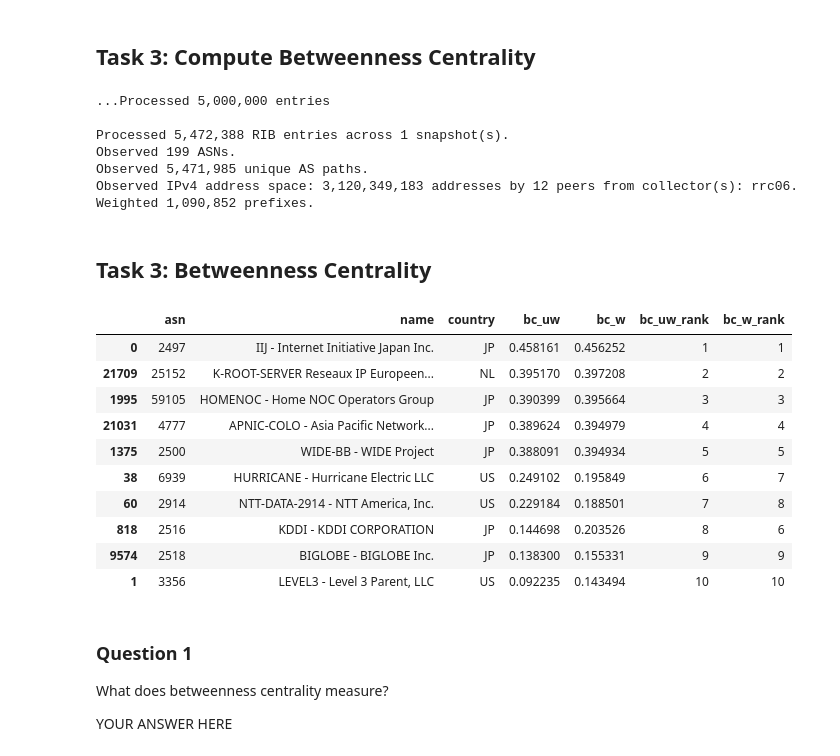
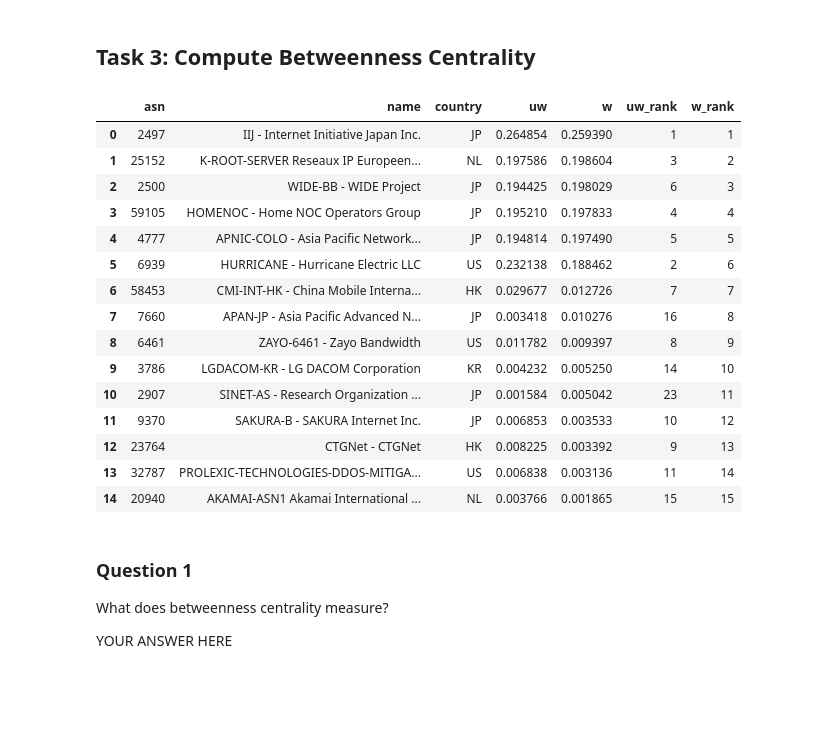
Before and after one commit to luyuanfan/nids-as-centrality, a Jupyter notebook: nids-as-centrality-refactored.ipynb, the cells around one changed output. Saved outputs shown, nothing was run; the diff lists cells and outputs as text; code cells hidden in the pictures; blank space fills up the shorter version.

```diff
--- a/nids-as-centrality-refactored.ipynb
+++ b/nids-as-centrality-refactored.ipynb
@@ -227,0 +213,15 @@ def _iter_local_graphs(local_graphs, peer=None):
+# %%
+pyt, local_graphs, peer_to_asn, asn_to_peer = build_local_graphs(RIB_PATHS)
+pfx_to_weight = weigh_prefixes(pyt)
+
+n_prefix = len(pfx_to_weight)
+all_asn = set(asn_to_peer.keys())
+all_peer = set(peer_to_asn.keys())
+n_asn = len(all_asn)
+n_peer = len(all_peer)
+observed_addrs = sum(pfx_to_weight.values())
+
+print(f"Observed {n_asn:,} ASNs.")
+print(f"Observed IPv4 address space: {observed_addrs:,} addresses "
+      f"by {n_peer:,} peers from collector(s): {', '.join(COLLECTORS)}.")
+print(f"Weighted {n_prefix:,} prefixes.")
@@ -269,22 +317,0 @@ unique_paths, global_graph = compute_bc_scores(pfx_to_weight, local_graphs)
-# %%
-n_prefix = len(pfx_to_weight)
-n_path = len(unique_paths)
-n_peer = len(peer_to_asn)
-n_asn = len(asn_to_peer)
-observed_addrs = sum(pfx_to_weight.values())
-
-print(f"Observed {n_asn:,} ASNs.")
-print(f"Observed {n_path:,} unique AS paths.")
-print(f"Observed IPv4 address space: {observed_addrs:,} addresses "
-      f"by {n_peer:,} peers from collector(s): {', '.join(COLLECTORS)}.")
-print(f"Weighted {n_prefix:,} prefixes.")
-# %% [output]
-...Processed 5,000,000 entries
-
-Processed 5,472,388 RIB entries across 1 snapshot(s).
-Observed 199 ASNs.
-Observed 5,471,985 unique AS paths.
-Observed IPv4 address space: 3,120,349,183 addresses by 12 peers from collector(s): rrc06.
-Weighted 1,090,852 prefixes.
-# %% [markdown]
-## Task 3: Betweenness Centrality
@@ -304,30 +318,37 @@ get_bc_score_global(global_graph, n_path)
 # %%
-global_graph_df = pd.DataFrame.from_dict(global_graph, orient="index")
+bc_df = pd.DataFrame.from_dict(bc_scores, orient="index")
 
-global_graph_enriched = (
-    global_graph_df
+bc_df_enriched = (
+    bc_df
     .merge(as_info_df, left_index=True, right_index=True)
     .reset_index(names="asn")
     .assign(
-        bc_uw_rank=lambda df: df['bc_uw'].rank(ascending=False).astype(int),
-        bc_w_rank=lambda df: df['bc_w'].rank(ascending=False).astype(int)
+        uw_rank=lambda df: df['uw'].rank(ascending=False).astype(int),
+        w_rank=lambda df: df['w'].rank(ascending=False).astype(int)
     )
-    .reindex(columns=["asn","name","country","bc_uw","bc_w","bc_uw_rank","bc_w_rank"])
+    .reindex(columns=["asn","name","country","uw","w","uw_rank","w_rank"])
+    .sort_values("w", ascending=False)
+    .reset_index(drop=True)
 )
 
-global_graph_enriched.sort_values("bc_uw", ascending=False).head(10)
+bc_df_enriched.head(15)
 # %% [output]
-|  | asn | name | country | bc_uw | bc_w | bc_uw_rank | bc_w_rank |
-| 0 | 2497 | IIJ - Internet Initiative Japan Inc. | JP | 0.458161 | 0.456252 | 1 | 1 |
-| 21709 | 25152 | K-ROOT-SERVER Reseaux IP Europeen... | NL | 0.395170 | 0.397208 | 2 | 2 |
-| 1995 | 59105 | HOMENOC - Home NOC Operators Group | JP | 0.390399 | 0.395664 | 3 | 3 |
-| 21031 | 4777 | APNIC-COLO - Asia Pacific Network... | JP | 0.389624 | 0.394979 | 4 | 4 |
-| 1375 | 2500 | WIDE-BB - WIDE Project | JP | 0.388091 | 0.394934 | 5 | 5 |
-| 38 | 6939 | HURRICANE - Hurricane Electric LLC | US | 0.249102 | 0.195849 | 6 | 7 |
-| 60 | 2914 | NTT-DATA-2914 - NTT America, Inc. | US | 0.229184 | 0.188501 | 7 | 8 |
-| 818 | 2516 | KDDI - KDDI CORPORATION | JP | 0.144698 | 0.203526 | 8 | 6 |
-| 9574 | 2518 | BIGLOBE - BIGLOBE Inc. | JP | 0.138300 | 0.155331 | 9 | 9 |
-| 1 | 3356 | LEVEL3 - Level 3 Parent, LLC | US | 0.092235 | 0.143494 | 10 | 10 |
+|  | asn | name | country | uw | w | uw_rank | w_rank |
+| 0 | 2497 | IIJ - Internet Initiative Japan Inc. | JP | 0.264854 | 0.259390 | 1 | 1 |
+| 1 | 25152 | K-ROOT-SERVER Reseaux IP Europeen... | NL | 0.197586 | 0.198604 | 3 | 2 |
+| 2 | 2500 | WIDE-BB - WIDE Project | JP | 0.194425 | 0.198029 | 6 | 3 |
+| 3 | 59105 | HOMENOC - Home NOC Operators Group | JP | 0.195210 | 0.197833 | 4 | 4 |
+| 4 | 4777 | APNIC-COLO - Asia Pacific Network... | JP | 0.194814 | 0.197490 | 5 | 5 |
+| 5 | 6939 | HURRICANE - Hurricane Electric LLC | US | 0.232138 | 0.188462 | 2 | 6 |
+| 6 | 58453 | CMI-INT-HK - China Mobile Interna... | HK | 0.029677 | 0.012726 | 7 | 7 |
+| 7 | 7660 | APAN-JP - Asia Pacific Advanced N... | JP | 0.003418 | 0.010276 | 16 | 8 |
+| 8 | 6461 | ZAYO-6461 - Zayo Bandwidth | US | 0.011782 | 0.009397 | 8 | 9 |
+| 9 | 3786 | LGDACOM-KR - LG DACOM Corporation | KR | 0.004232 | 0.005250 | 14 | 10 |
+| 10 | 2907 | SINET-AS - Research Organization ... | JP | 0.001584 | 0.005042 | 23 | 11 |
+| 11 | 9370 | SAKURA-B - SAKURA Internet Inc. | JP | 0.006853 | 0.003533 | 10 | 12 |
+| 12 | 23764 | CTGNet - CTGNet | HK | 0.008225 | 0.003392 | 9 | 13 |
+| 13 | 32787 | PROLEXIC-TECHNOLOGIES-DDOS-MITIGA... | US | 0.006838 | 0.003136 | 11 | 14 |
+| 14 | 20940 | AKAMAI-ASN1 Akamai International ... | NL | 0.003766 | 0.001865 | 15 | 15 |
 # %% [markdown]
 ### Question 1
 What does betweenness centrality measure?
```
Also changed, not shown: parts of 13 cells of this notebook.
